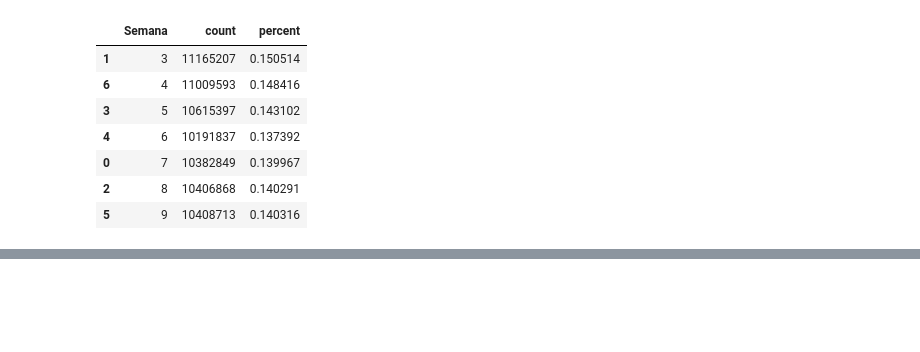
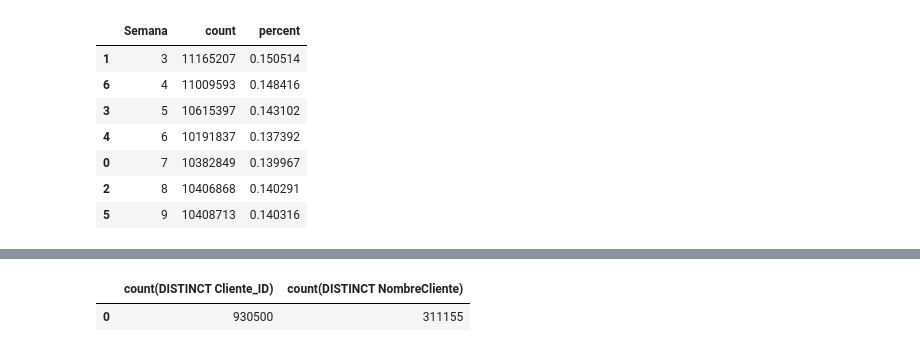
Before and after one commit to brunotagoncalves/bimbo-compassers, a Jupyter notebook: kaggle_api_1st_read.ipynb, the cells around one changed output, grey strips where cells are left out. Drawn from its saved outputs; the diff is of its cells as text; code cells hidden in the pictures; blank space fills up the shorter version.

```diff
--- a/kaggle_api_1st_read.ipynb
+++ b/kaggle_api_1st_read.ipynb
@@ -164,0 +239,9 @@ g_df_Semana.sort_values('Semana')
+# %%
+spark.sql("""
+SELECT COUNT(DISTINCT Cliente_ID)
+  ,COUNT(DISTINCT NombreCliente)
+FROM cliente_tabla
+""").limit(10).toPandas() # Número de ID é maior que nomes distintos isso se deve id duplicados ou homonimos ?
+# %% [output]
+|  | count(DISTINCT Cliente_ID) | count(DISTINCT NombreCliente) |
+| 0 | 930500 | 311155 |
```
Also changed, not shown: parts of 28 cells of this notebook.
